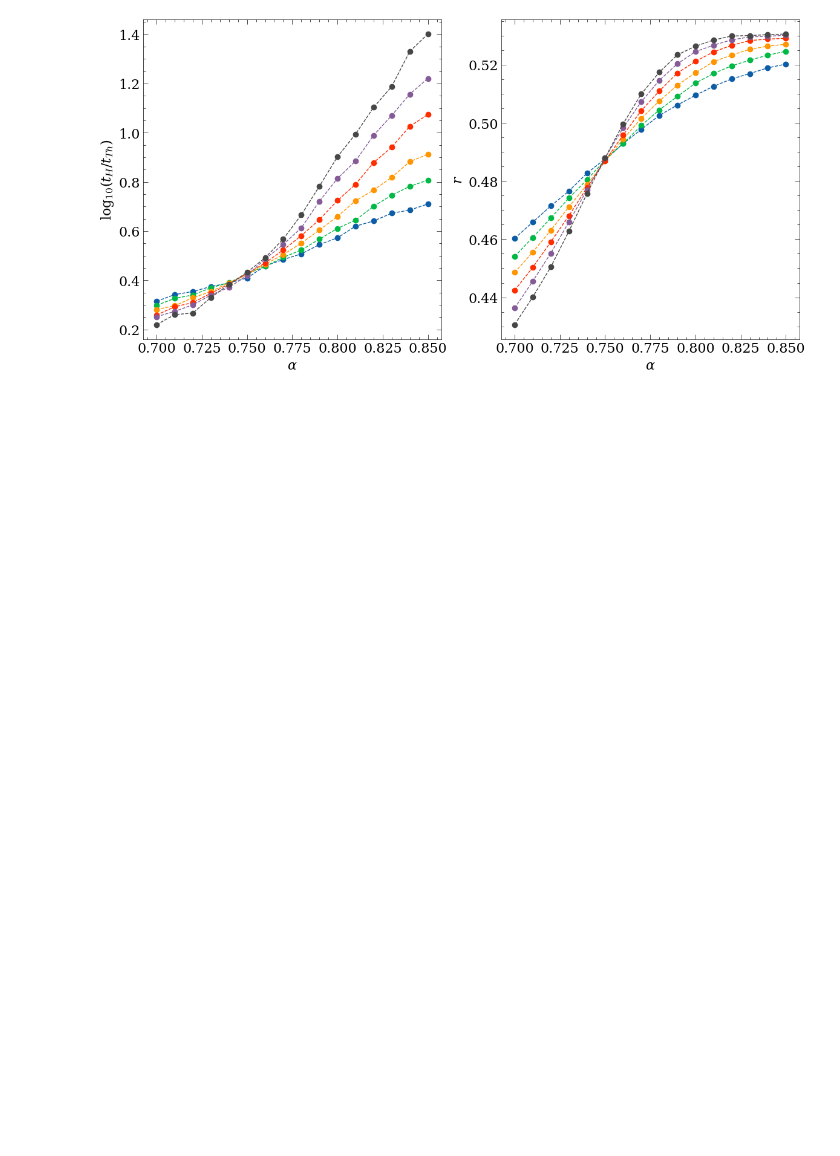
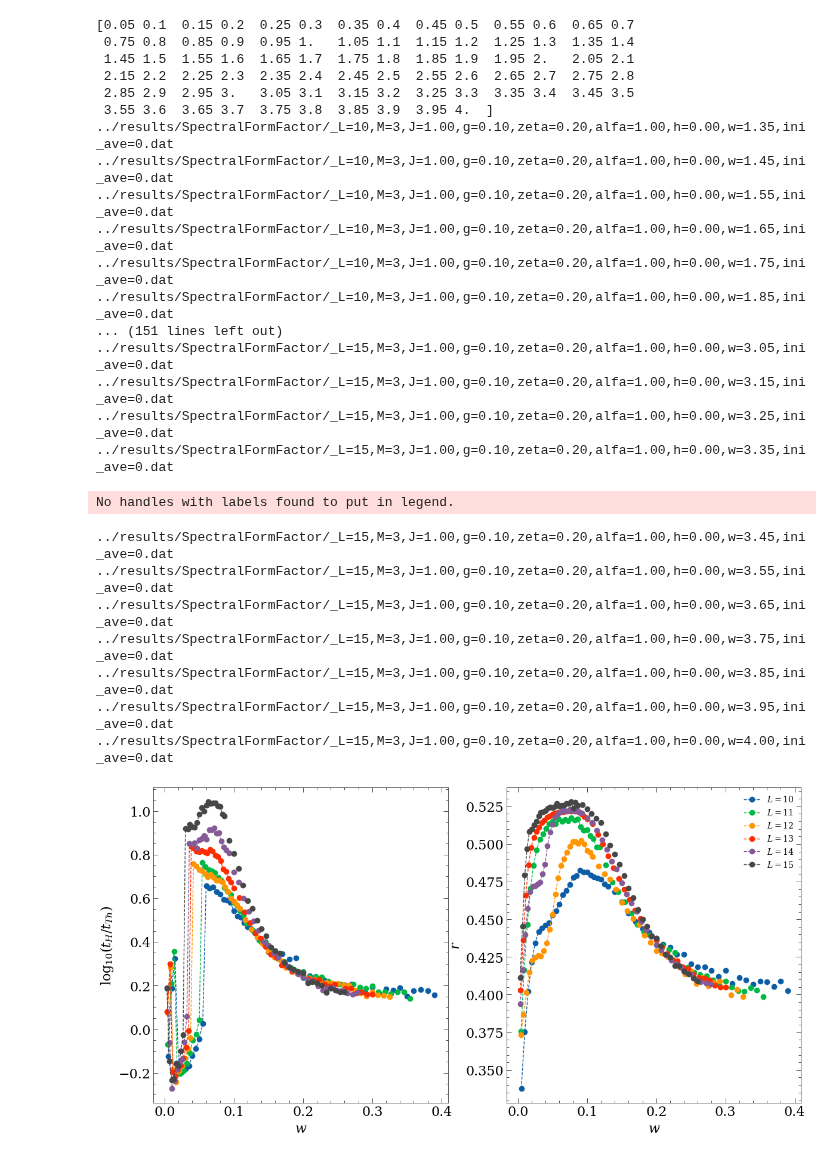
Before and after one commit to Rafal-Swietek/QHamSolver, a Jupyter notebook: QuantumSun/Jupyter_Python/sff_analysis.ipynb, the cells around one changed output. Saved outputs shown, nothing was run; the diff lists cells and outputs as text; code cells hidden in the pictures; blank space fills up the shorter version.

```diff
--- a/QuantumSun/Jupyter_Python/sff_analysis.ipynb
+++ b/QuantumSun/Jupyter_Python/sff_analysis.ipynb
@@ -64,9 +64,9 @@ def order_of_magnitude(a_value):
     else:
         return 2
 
-def info(L, M, J, zeta, alfa, h, w, ini_ave = 0):
-    arr = [J, zeta, alfa, h, w]
-    names = ['J', 'zeta', 'alfa', 'h', 'w']
+def info(L, M, J, gamma, zeta, alfa, h, w, ini_ave = 0):
+    arr = [J, gamma, zeta, alfa, h, w]
+    names = ['J', 'g','zeta', 'alfa', 'h', 'w']
     info = "_L=%d,M=%d"%(L,M)
     for i, var in enumerate(arr):
         n = order_of_magnitude(var)
@@ -137,39 +143,32 @@ axis.tick_params(axis='both', which='minor', direction="in",length=3, labelsize=
 # %%
-J=1.0
-alfa=0.75
-h=0.5
-w=1.0
-zeta=0.2
-M=3
-ini_ave=0
 
 fig, axis = plt.subplots( nrows=1, ncols=2, figsize=(14,7), dpi = 100)
 
 FOLDED = False
-
-alfa_vals = np.linspace(0.7, 0.85, 16)
-sizes = np.arange(10, 16, 1)
+gamma=0.1
 
 taus = []
 gaps = []
 heisenberg_time = []
 times = [1]
-
+w_vals = np.linspace(0.05, 4.0, 80)
+print(w_vals)
 epsilon=8e-2
 for L in sizes:
     tau_L = []
     tH_L = []
     gaps_L = []
-    for alfa in alfa_vals:
+    #for alfa in alfa_vals:
+    for w in w_vals:
 
-        filename = dir + "SpectralFormFactor/" + ("folded" if FOLDED else "") + info(L, M, J, zeta, alfa, h, w, ini_ave)
+        filename = dir + "SpectralFormFactor/" + ("folded" if FOLDED else "") + info(L, M, J, gamma, zeta, alfa, h, w, ini_ave)
         if exists(filename):
             data = pd.read_table(filename, sep="\t", header=None)
             times = np.array(data[0])
             sff = np.array(data[1])
             sff = remove_fluctuations(sff, int(0.01 * len(sff)))
             tH = data[2][0]
-            gap_ratio = data[4][0]
+            gap_ratio = data[5][0]
             times_for_algorithm = times / tH if FOLDED else times
             sff_dev = np.abs(np.log10(sff / GOE(times_for_algorithm)))
             tau = np.nan
@@ -178,34 +177,63 @@ for L in sizes:
                     tau = times[i-1]
                     break
             tau_L.append(tau)
             tH_L.append(tH)
             gaps_L.append(gap_ratio)
 
             #axis.plot(times, sff, lw=1.5, label=r"$L=%d$"%L)
         else:
             tau_L.append(np.nan)
             tH_L.append(np.nan)
             gaps_L.append(np.nan)
             print(filename)
     tau_L = np.array(tau_L)
     tH_L = np.array(tH_L)
 
     taus.append(tau_L)
     heisenberg_time.append(tH_L)
 
-    axis[0].plot(alfa_vals, np.log10(1.0 / tau_L), ls='--', marker='o')
-    axis[1].plot(alfa_vals, gaps_L, ls='--', marker='o')
+    g_cond = np.log10(1.0 / tau_L)
+
+    t_Th = tau_L / tH_L / np.exp(L/2)
+    axis[0].plot(w_vals / L, g_cond, ls='--', marker='o')
+    axis[1].plot(w_vals / L, gaps_L, ls='--', marker='o', label=r"$L=%d$"%L)
 
 #axis.plot(times, GOE(times), ls='--', color='black')
 axis[0].set_ylabel(r"$\log_{10}(t_H/t_{Th})$", fontsize=16)
 axis[1].set_ylabel(r"$r$", fontsize=16)
 for ax in axis:
-    ax.set_xlabel(r"$\alpha$", fontsize=16)
+    ax.set_xlabel(r"$w$", fontsize=16)
 
     ax.set_xscale('linear')
     ax.set_yscale('linear')
     ax.tick_params(axis='both', which='major', direction="in",length=6, labelsize=16)#, length=font_size-4, width=0.05*font_size)
     ax.tick_params(axis='both', which='minor', direction="in",length=3, labelsize=16)#, length=0.2*(font_size-4), width=0.05*font_size)
+    ax.legend()
 #axis.set_ylim(0, 1.1)
 # %% [output]
+[0.05 0.1  0.15 0.2  0.25 0.3  0.35 0.4  0.45 0.5  0.55 0.6  0.65 0.7
+ 0.75 0.8  0.85 0.9  0.95 1.   1.05 1.1  1.15 1.2  1.25 1.3  1.35 1.4
+ 1.45 1.5  1.55 1.6  1.65 1.7  1.75 1.8  1.85 1.9  1.95 2.   2.05 2.1
+ 2.15 2.2  2.25 2.3  2.35 2.4  2.45 2.5  2.55 2.6  2.65 2.7  2.75 2.8
+ 2.85 2.9  2.95 3.   3.05 3.1  3.15 3.2  3.25 3.3  3.35 3.4  3.45 3.5
+ 3.55 3.6  3.65 3.7  3.75 3.8  3.85 3.9  3.95 4.  ]
+../results/SpectralFormFactor/_L=10,M=3,J=1.00,g=0.10,zeta=0.20,alfa=1.00,h=0.00,w=1.35,ini_ave=0.dat
+../results/SpectralFormFactor/_L=10,M=3,J=1.00,g=0.10,zeta=0.20,alfa=1.00,h=0.00,w=1.45,ini_ave=0.dat
+../results/SpectralFormFactor/_L=10,M=3,J=1.00,g=0.10,zeta=0.20,alfa=1.00,h=0.00,w=1.55,ini_ave=0.dat
+../results/SpectralFormFactor/_L=10,M=3,J=1.00,g=0.10,zeta=0.20,alfa=1.00,h=0.00,w=1.65,ini_ave=0.dat
+../results/SpectralFormFactor/_L=10,M=3,J=1.00,g=0.10,zeta=0.20,alfa=1.00,h=0.00,w=1.75,ini_ave=0.dat
+../results/SpectralFormFactor/_L=10,M=3,J=1.00,g=0.10,zeta=0.20,alfa=1.00,h=0.00,w=1.85,ini_ave=0.dat
+... (151 lines left out)
+../results/SpectralFormFactor/_L=15,M=3,J=1.00,g=0.10,zeta=0.20,alfa=1.00,h=0.00,w=3.05,ini_ave=0.dat
+../results/SpectralFormFactor/_L=15,M=3,J=1.00,g=0.10,zeta=0.20,alfa=1.00,h=0.00,w=3.15,ini_ave=0.dat
+../results/SpectralFormFactor/_L=15,M=3,J=1.00,g=0.10,zeta=0.20,alfa=1.00,h=0.00,w=3.25,ini_ave=0.dat
+../results/SpectralFormFactor/_L=15,M=3,J=1.00,g=0.10,zeta=0.20,alfa=1.00,h=0.00,w=3.35,ini_ave=0.dat
+No handles with labels found to put in legend.
+../results/SpectralFormFactor/_L=15,M=3,J=1.00,g=0.10,zeta=0.20,alfa=1.00,h=0.00,w=3.45,ini_ave=0.dat
+../results/SpectralFormFactor/_L=15,M=3,J=1.00,g=0.10,zeta=0.20,alfa=1.00,h=0.00,w=3.55,ini_ave=0.dat
+../results/SpectralFormFactor/_L=15,M=3,J=1.00,g=0.10,zeta=0.20,alfa=1.00,h=0.00,w=3.65,ini_ave=0.dat
+../results/SpectralFormFactor/_L=15,M=3,J=1.00,g=0.10,zeta=0.20,alfa=1.00,h=0.00,w=3.75,ini_ave=0.dat
+../results/SpectralFormFactor/_L=15,M=3,J=1.00,g=0.10,zeta=0.20,alfa=1.00,h=0.00,w=3.85,ini_ave=0.dat
+../results/SpectralFormFactor/_L=15,M=3,J=1.00,g=0.10,zeta=0.20,alfa=1.00,h=0.00,w=3.95,ini_ave=0.dat
+../results/SpectralFormFactor/_L=15,M=3,J=1.00,g=0.10,zeta=0.20,alfa=1.00,h=0.00,w=4.00,ini_ave=0.dat
-[figure, old version]
+[figure, new version]
```
Also changed, not shown: parts of 3 cells of this notebook, 15 other files.
